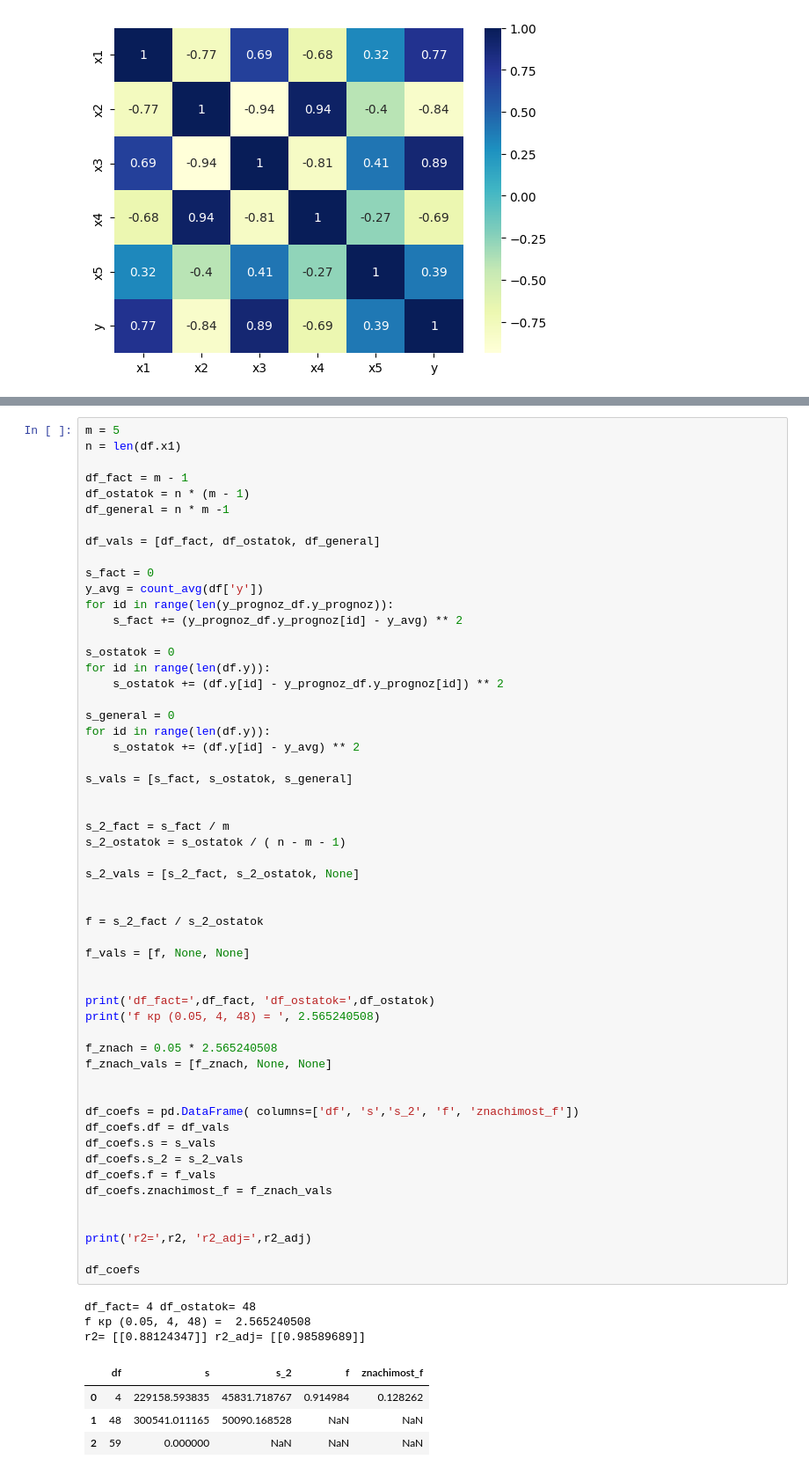
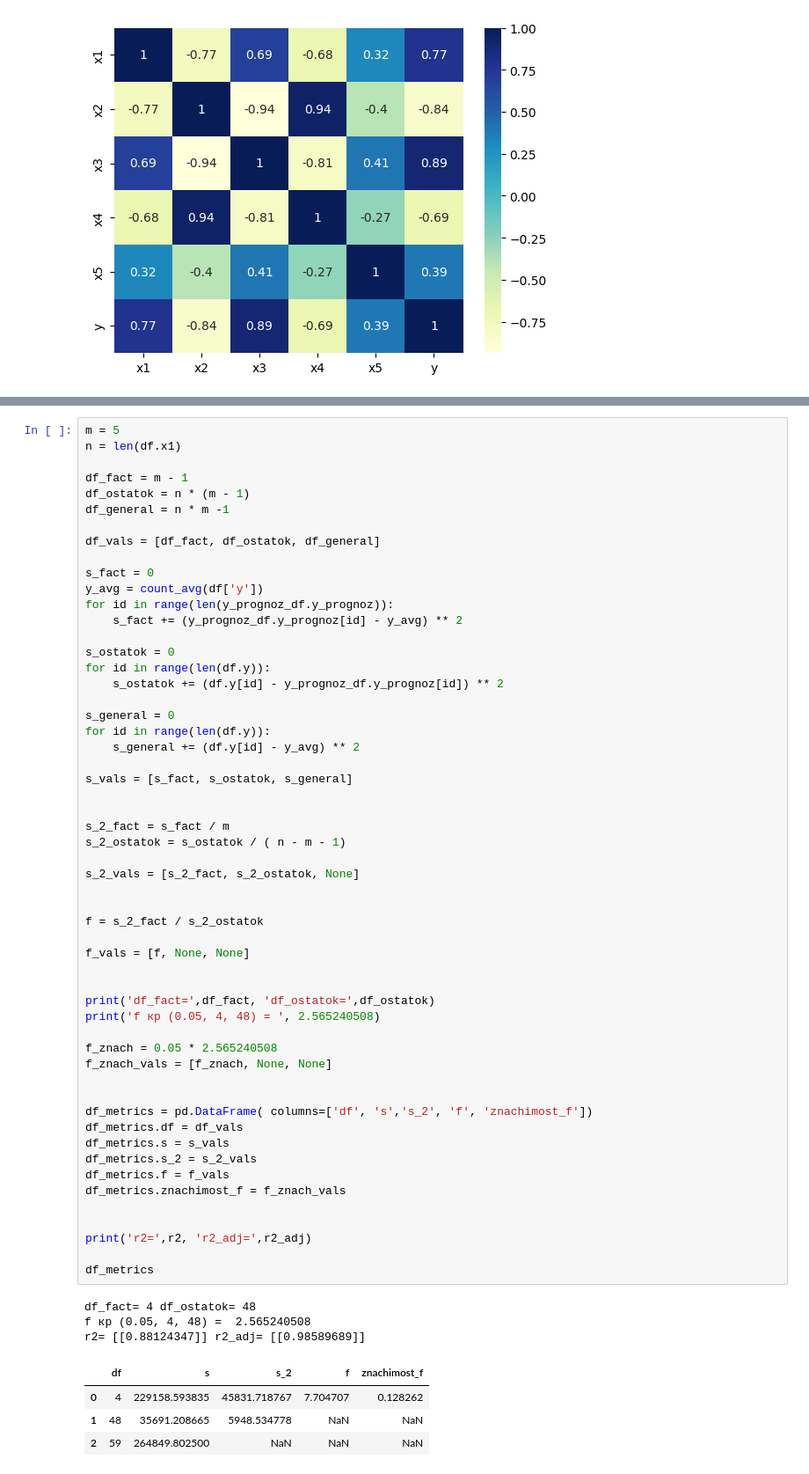
Before and after one commit to CepbluKot/stats, a Jupyter notebook: correct/lr5.ipynb, the cells around one changed output, grey strips where cells are left out. Shown: that part at 88% size. Cells and saved outputs as stored; diff of their text form.

```diff
--- a/correct/lr5.ipynb
+++ b/correct/lr5.ipynb
@@ -658,45 +651,45 @@ for id in range(len(df.y)):
 
 s_general = 0
 for id in range(len(df.y)):
-    s_ostatok += (df.y[id] - y_avg) ** 2
+    s_general += (df.y[id] - y_avg) ** 2
 
 s_vals = [s_fact, s_ostatok, s_general]
 
 
 s_2_fact = s_fact / m
 s_2_ostatok = s_ostatok / ( n - m - 1)
 
 s_2_vals = [s_2_fact, s_2_ostatok, None]
 
 
 f = s_2_fact / s_2_ostatok
 
 f_vals = [f, None, None]
 
 
 print('df_fact=',df_fact, 'df_ostatok=',df_ostatok)
 print('f кр (0.05, 4, 48) = ', 2.565240508)
 
 f_znach = 0.05 * 2.565240508
 f_znach_vals = [f_znach, None, None]
 
 
-df_coefs = pd.DataFrame( columns=['df', 's','s_2', 'f', 'znachimost_f'])
-df_coefs.df = df_vals
-df_coefs.s = s_vals
-df_coefs.s_2 = s_2_vals
-df_coefs.f = f_vals
-df_coefs.znachimost_f = f_znach_vals
+df_metrics = pd.DataFrame( columns=['df', 's','s_2', 'f', 'znachimost_f'])
+df_metrics.df = df_vals
+df_metrics.s = s_vals
+df_metrics.s_2 = s_2_vals
+df_metrics.f = f_vals
+df_metrics.znachimost_f = f_znach_vals
 
 
 print('r2=',r2, 'r2_adj=',r2_adj)
 
-df_coefs
+df_metrics
 # %% [output]
 df_fact= 4 df_ostatok= 48
 f кр (0.05, 4, 48) =  2.565240508
 r2= [[0.88124347]] r2_adj= [[0.98589689]]
 |  | df | s | s_2 | f | znachimost_f |
-| 0 | 4 | 229158.593835 | 45831.718767 | 0.914984 | 0.128262 |
-| 1 | 48 | 300541.011165 | 50090.168528 | NaN | NaN |
-| 2 | 59 | 0.000000 | NaN | NaN | NaN |
+| 0 | 4 | 229158.593835 | 45831.718767 | 7.704707 | 0.128262 |
+| 1 | 48 | 35691.208665 | 5948.534778 | NaN | NaN |
+| 2 | 59 | 264849.802500 | NaN | NaN | NaN |
```
Also changed, not shown: parts of 17 cells of this notebook, 1 other file.
